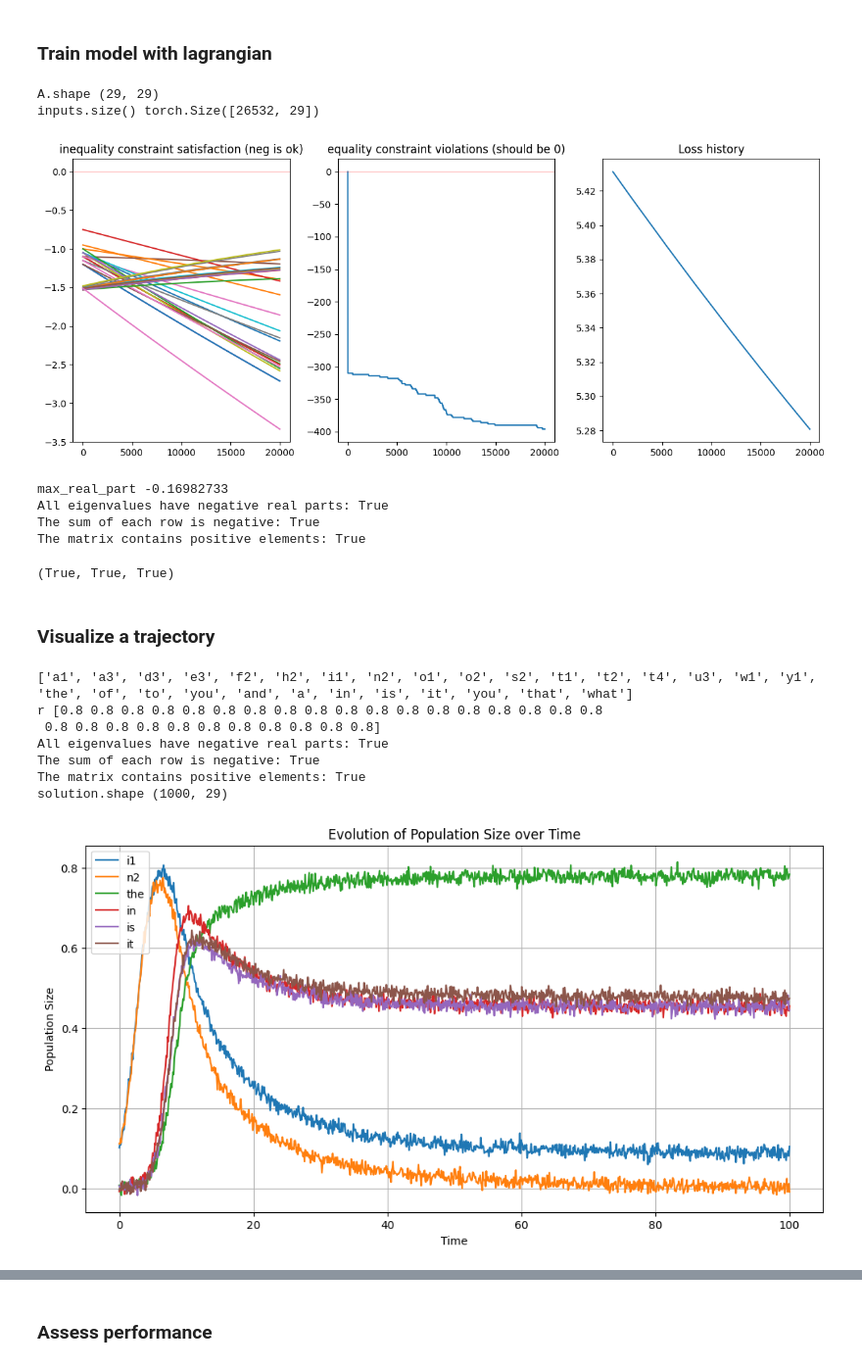
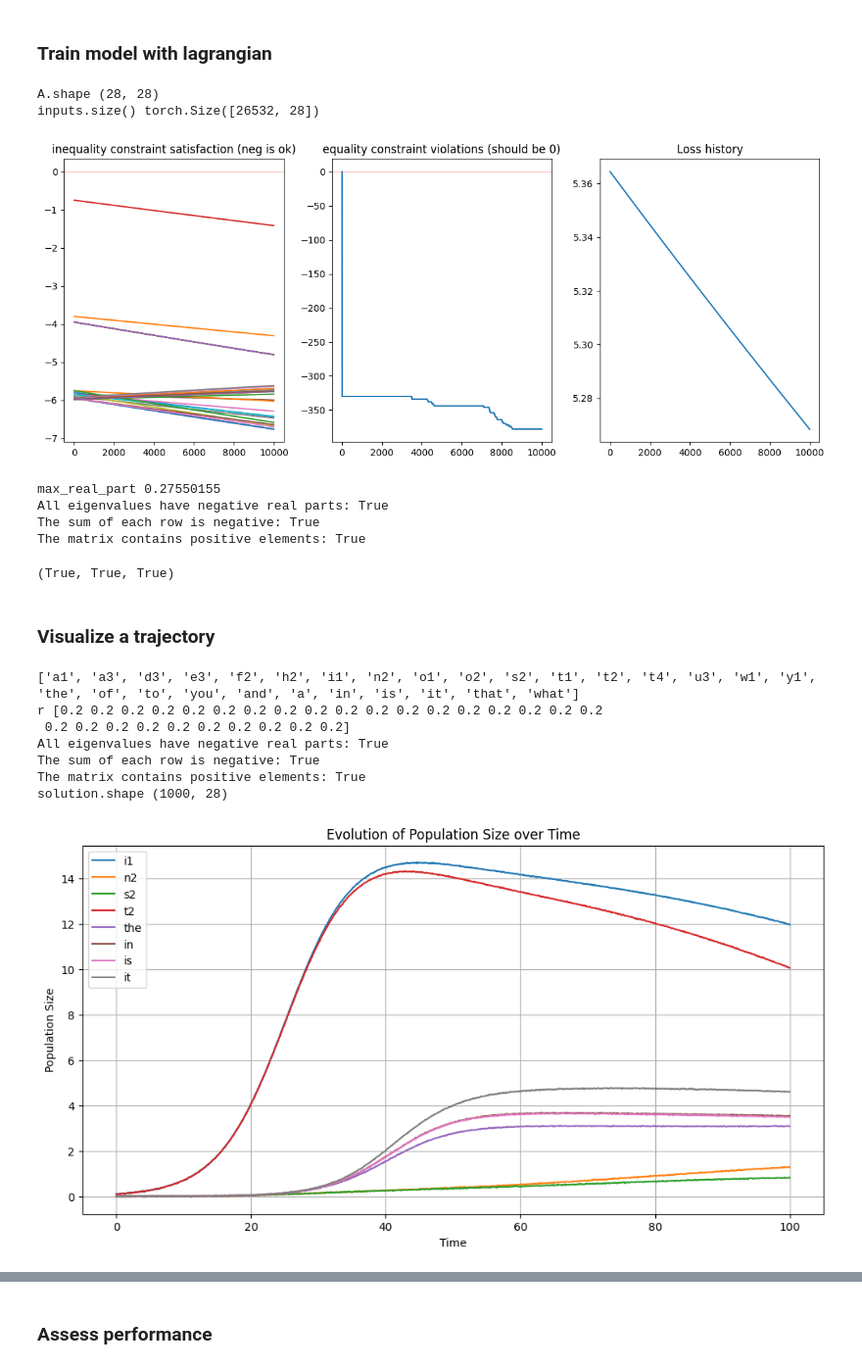
Before and after one commit to THANNAGA/Lagrangian, a Jupyter notebook: GLV_bounded_lagrangian.ipynb, the cells around one changed output, grey strips where cells are left out. Shown at 98% size. Drawn from its saved outputs; the diff is of its cells as text; code cells hidden in the pictures.

```diff
--- a/GLV_bounded_lagrangian.ipynb
+++ b/GLV_bounded_lagrangian.ipynb
@@ -568,18 +568,16 @@ r = 0.3*np.ones(n); print ('r', r)
 def dXdt(X, t):
   return X * (r + np.dot(A, X))
 
-def run_glv(init_tokens = [], select = None, show = True):
+def run_glv(init_tokens = [], select = None, on = 0.1, off = 0.001, show = True):
 
   # Number of species
   n = len(tokens)
 
   # Initial conditions: start with equal populations
-  X0 = 0.001*np.ones(n)
+  X0 = off*np.ones(n)
   for init_token in init_tokens:
     i0 = tokens.index(init_token)
-    X0[i0] = 0.1
-
-  #X0 = [0.1, 0.001, 0.001, 0.1, 0.001, 0.001, 0.001]
+    X0[i0] = on
 
   # Solve the system of differential equations
   solution = odeint(dXdt, X0, t)
@@ -892,11 +890,11 @@ def buildLetters(wordlist):
 
 def buildList(numwords=10, lenwords=2):
   #wordlist = loadWords(numwords=numwords, lenwords=lenwords)
-  wordlist = ['the', 'of', 'to', 'you', 'and', 'a', 'in', 'is', 'it', 'you', 'that', 'what']
+  wordlist = ['the', 'of', 'to', 'you', 'and', 'a', 'in', 'is', 'it', 'that', 'what']
   letterlist = buildLetters(wordlist)
-  return letterlist + wordlist
+  return wordlist, letterlist + wordlist
 
-tokens = buildList(); n = len(tokens)
+words, tokens = buildList(); n = len(tokens)
 # %%
 #create matrix and dataset
 A = create_matrix(tokens);
@@ -994,12 +992,13 @@ for epoch in range(epochs):
 show_constraints(state_history)
 A = model.linear.weight.detach().numpy()
 A = adjust_eigen(A)
+A = 0.01*A
 check_matrix_conditions(A)
 # %% [output]
-A.shape (29, 29)
-inputs.size() torch.Size([26532, 29])
+A.shape (28, 28)
+inputs.size() torch.Size([26532, 28])
-[figure, old version]
+[figure, new version]
-max_real_part -0.16982733
+max_real_part 0.27550155
 All eigenvalues have negative real parts: True
 The sum of each row is negative: True
 The matrix contains positive elements: True
@@ -1009,26 +1008,26 @@ The matrix contains positive elements: True
 # %%
 import matplotlib.pyplot as plt
 from scipy.integrate import odeint
 
 print (tokens)
 n = len(tokens)
 # Time points
 T = 100
 t = np.linspace(0, T, 1000)
 # Let's set intrinsic growth rates such that r_i > 0
-r = 0.8*np.ones(n); print ('r', r)
+r = 0.2*np.ones(n); print ('r', r)
 check_matrix_conditions(A)
 
-solution = run_glv(init_tokens = ['i1', 'n2'], select = ['i1', 'n2', 'in', 'is', 'it', 'the'], show = True)
+solution = run_glv(init_tokens = ['i1', 't2'], select = ['i1', 't2', 's2', 'n2', 'in', 'is', 'it', 'the'], show = True)
 # %% [output]
-['a1', 'a3', 'd3', 'e3', 'f2', 'h2', 'i1', 'n2', 'o1', 'o2', 's2', 't1', 't2', 't4', 'u3', 'w1', 'y1', 'the', 'of', 'to', 'you', 'and', 'a', 'in', 'is', 'it', 'you', 'that', 'what']
-r [0.8 0.8 0.8 0.8 0.8 0.8 0.8 0.8 0.8 0.8 0.8 0.8 0.8 0.8 0.8 0.8 0.8 0.8
- 0.8 0.8 0.8 0.8 0.8 0.8 0.8 0.8 0.8 0.8 0.8]
+['a1', 'a3', 'd3', 'e3', 'f2', 'h2', 'i1', 'n2', 'o1', 'o2', 's2', 't1', 't2', 't4', 'u3', 'w1', 'y1', 'the', 'of', 'to', 'you', 'and', 'a', 'in', 'is', 'it', 'that', 'what']
+r [0.2 0.2 0.2 0.2 0.2 0.2 0.2 0.2 0.2 0.2 0.2 0.2 0.2 0.2 0.2 0.2 0.2 0.2
+ 0.2 0.2 0.2 0.2 0.2 0.2 0.2 0.2 0.2 0.2]
 All eigenvalues have negative real parts: True
 The sum of each row is negative: True
 The matrix contains positive elements: True
-solution.shape (1000, 29)
+solution.shape (1000, 28)
-[figure, old version]
+[figure, new version]
 # %%
 # Compute the equilibrium
 if np.linalg.det(A) != 0:
```
Also changed, not shown: parts of 14 cells of this notebook.
